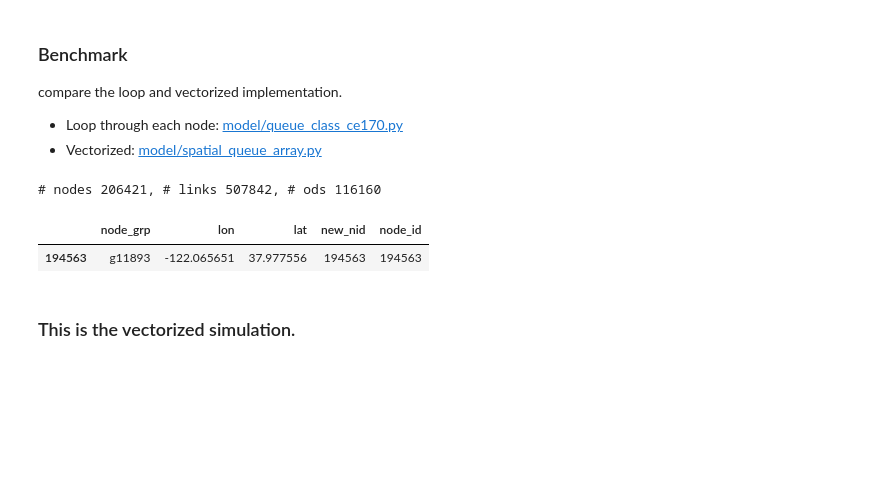
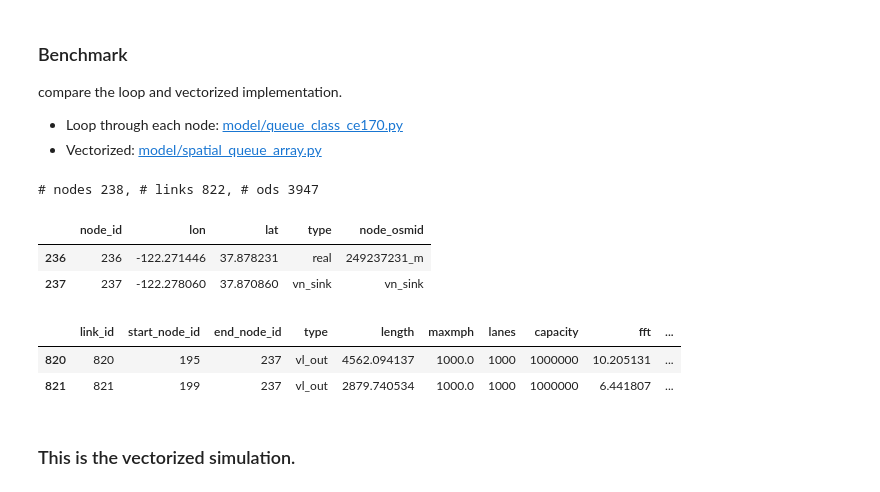
Before and after one commit to cb-cities/spatial_queue, a Jupyter notebook: benchmark/benchmark.ipynb, the cells around one changed output. Drawn from its saved outputs; the diff is of its cells as text; code cells hidden in the pictures; blank space fills up the shorter version.

```diff
--- a/benchmark/benchmark.ipynb
+++ b/benchmark/benchmark.ipynb
@@ -22,36 +26,39 @@ import model.spatial_queue_array as sq_vect
 # %%
 ### Read network and demand
-case='fairfax'
-nodes_df = pd.read_csv('traffic_inputs/new_{}_nodes.csv'.format(case))
-links_df = pd.read_csv('traffic_inputs/new_{}_links.csv'.format(case))
-od_df = pd.read_csv('traffic_inputs/{}_ods_day_new.csv'.format(case))
+case='berkeley' ### or new_fairfax
+nodes_df = pd.read_csv('traffic_inputs/{}_nodes.csv'.format(case))
+links_df = pd.read_csv('traffic_inputs/{}_links.csv'.format(case))
+od_df = pd.read_csv('traffic_inputs/{}_ods_day.csv'.format(case))
 #od_df = pd.concat([od_df]*100)
 
 ### these are done for the vectorized implementation
 if case == 'berkeley':
     osmid2nid_dict = {getattr(n, 'node_osmid'): getattr(n, 'node_id') for n in nodes_df.itertuples()}
     od_df['origin_nid'] = od_df['origin_osmid'].map(osmid2nid_dict)
     od_df['destin_nid'] = od_df['destin_osmid'].map(osmid2nid_dict)
     special_nodes = {'first_priority':[], 'second_priority':[]}
 if case == 'fairfax':
     special_nodes = {'first_priority':[], 'second_priority':[]}
     background_od = pd.read_csv('traffic_inputs/{}_ods_background_new.csv'.format(case))
     od_df = pd.concat([od_df, background_od]).sample(frac=1)
     #od_df = background_od.sample(frac=0.5)
     od_df = od_df[od_df['origin_nid']!=od_df['destin_nid']]
     od_df['departure_hour'] = od_df['departure_hour'].fillna(6)
     od_df['departure_quarter'] = od_df['departure_quarter'].fillna(0)
     od_df['departure_time'] = (
         od_df['departure_hour']-6)*3600 + od_df['departure_quarter']*900
     nodes_df['node_id'] = nodes_df['new_nid'].astype(int)
 print('# nodes {}, # links {}, # ods {}'.format(nodes_df.shape[0], links_df.shape[0], od_df.shape[0]))
-#display(nodes_df.tail(2))
-#display(links_df.tail(2))
-display(nodes_df[nodes_df['node_id']==194563])
+display(nodes_df.tail(2))
+display(links_df.tail(2))
 # %% [output]
-# nodes 206421, # links 507842, # ods 116160
+# nodes 238, # links 822, # ods 3947
-|  | node_grp | lon | lat | new_nid | node_id |
-| 194563 | g11893 | -122.065651 | 37.977556 | 194563 | 194563 |
+|  | node_id | lon | lat | type | node_osmid |
+| 236 | 236 | -122.271446 | 37.878231 | real | 249237231_m |
+| 237 | 237 | -122.278060 | 37.870860 | vn_sink | vn_sink |
+|  | link_id | start_node_id | end_node_id | type | length | maxmph | lanes | capacity | fft | ... |
+| 820 | 820 | 195 | 237 | vl_out | 4562.094137 | 1000.0 | 1000 | 1000000 | 10.205131 | ... |
+| 821 | 821 | 199 | 237 | vl_out | 2879.740534 | 1000.0 | 1000 | 1000000 | 6.441807 | ... |
 # %% [markdown]
 ### This is the vectorized simulation.
 # %%
```
Also changed, not shown: parts of 6 cells of this notebook, 2 other files.
